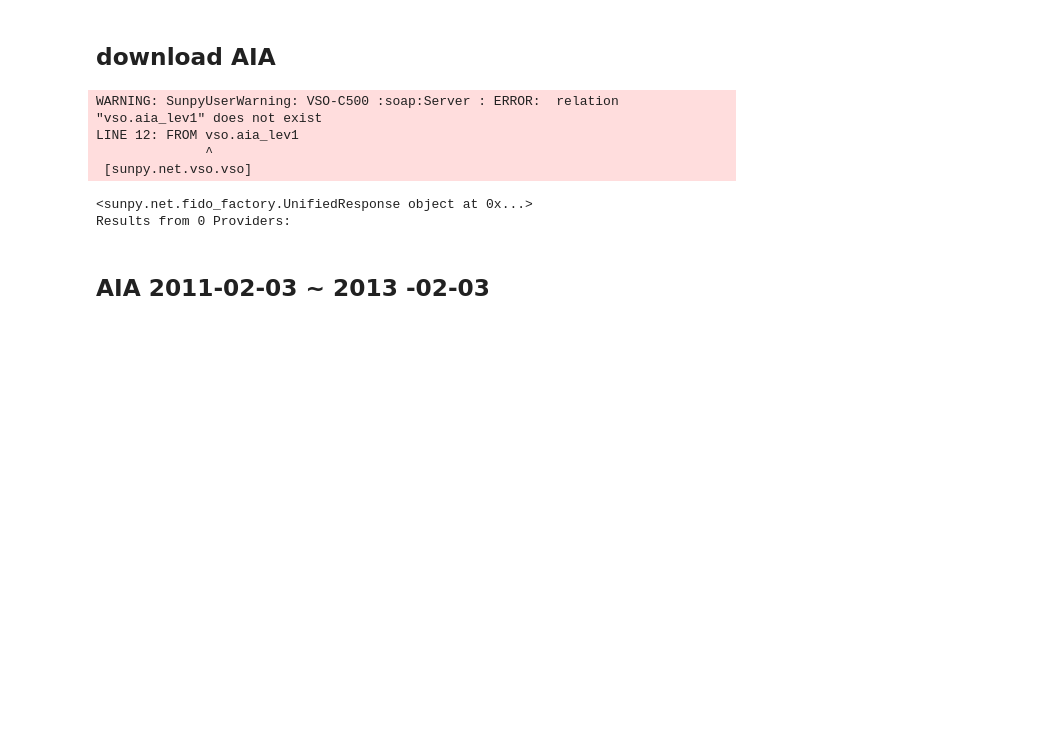
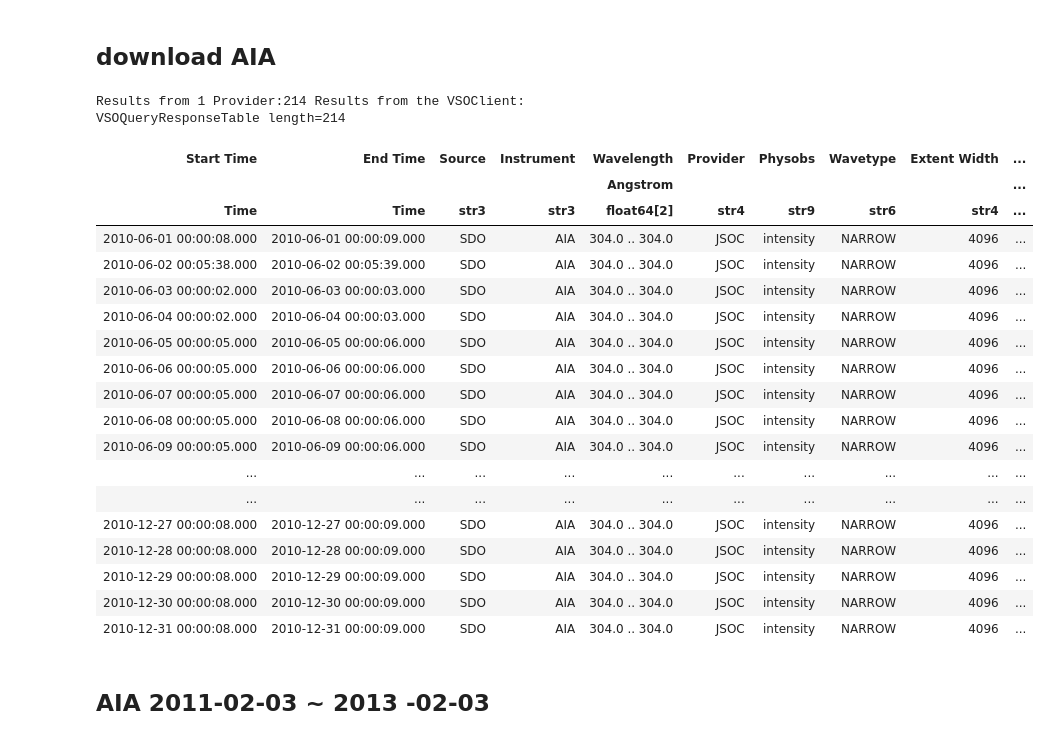
Before and after one commit to MaoChengzhi/EVE-spectrum-correction, a Jupyter notebook: Chapter4_year/data_process/aia_part/download_AIA.ipynb, the cells around one changed output. Saved outputs shown, nothing was run; the diff lists cells and outputs as text; code cells hidden in the pictures; blank space fills up the shorter version.

```diff
--- a/Chapter4_year/data_process/aia_part/download_AIA.ipynb
+++ b/Chapter4_year/data_process/aia_part/download_AIA.ipynb
@@ -4,22 +4,35 @@ import astropy.units as u
 # %% [markdown]
 ## download AIA
 # %%
-obs_start = "2010-01-01T00:00:00"
+obs_start = "2010-06-01T00:00:00"
 obs_end = "2011-01-01T00:00:00"
 obs_time = a.Time(obs_start, obs_end)
 
-unifresp = Fido.search(obs_time,
-                       a.Instrument.aia,
-                       a.Wavelength(304*u.angstrom),
-                       a.Sample(24*60*u.min))
+unifresp = Fido.search(obs_time,a.Instrument.aia,a.Wavelength(304*u.angstrom),a.Sample(24*60*u.min)
+                        )
 unifresp
 # %% [output]
-WARNING: SunpyUserWarning: VSO-C500 :soap:Server : ERROR:  relation "vso.aia_lev1" does not exist
-LINE 12: FROM vso.aia_lev1
-              ^
- [sunpy.net.vso.vso]
+Results from 1 Provider:214 Results from the VSOClient:
+VSOQueryResponseTable length=214
-<sunpy.net.fido_factory.UnifiedResponse object at 0x...>
-Results from 0 Providers:
+| Start Time | End Time | Source | Instrument | Wavelength | Provider | Physobs | Wavetype | Extent Width | ... |
+|  |  |  |  | Angstrom |  |  |  |  | ... |
+| Time | Time | str3 | str3 | float64[2] | str4 | str9 | str6 | str4 | ... |
+| 2010-06-01 00:00:08.000 | 2010-06-01 00:00:09.000 | SDO | AIA | 304.0 .. 304.0 | JSOC | intensity | NARROW | 4096 | ... |
+| 2010-06-02 00:05:38.000 | 2010-06-02 00:05:39.000 | SDO | AIA | 304.0 .. 304.0 | JSOC | intensity | NARROW | 4096 | ... |
+| 2010-06-03 00:00:02.000 | 2010-06-03 00:00:03.000 | SDO | AIA | 304.0 .. 304.0 | JSOC | intensity | NARROW | 4096 | ... |
+| 2010-06-04 00:00:02.000 | 2010-06-04 00:00:03.000 | SDO | AIA | 304.0 .. 304.0 | JSOC | intensity | NARROW | 4096 | ... |
+| 2010-06-05 00:00:05.000 | 2010-06-05 00:00:06.000 | SDO | AIA | 304.0 .. 304.0 | JSOC | intensity | NARROW | 4096 | ... |
+| 2010-06-06 00:00:05.000 | 2010-06-06 00:00:06.000 | SDO | AIA | 304.0 .. 304.0 | JSOC | intensity | NARROW | 4096 | ... |
+| 2010-06-07 00:00:05.000 | 2010-06-07 00:00:06.000 | SDO | AIA | 304.0 .. 304.0 | JSOC | intensity | NARROW | 4096 | ... |
+| 2010-06-08 00:00:05.000 | 2010-06-08 00:00:06.000 | SDO | AIA | 304.0 .. 304.0 | JSOC | intensity | NARROW | 4096 | ... |
+| 2010-06-09 00:00:05.000 | 2010-06-09 00:00:06.000 | SDO | AIA | 304.0 .. 304.0 | JSOC | intensity | NARROW | 4096 | ... |
+| ... | ... | ... | ... | ... | ... | ... | ... | ... | ... |
+| ... | ... | ... | ... | ... | ... | ... | ... | ... | ... |
+| 2010-12-27 00:00:08.000 | 2010-12-27 00:00:09.000 | SDO | AIA | 304.0 .. 304.0 | JSOC | intensity | NARROW | 4096 | ... |
+| 2010-12-28 00:00:08.000 | 2010-12-28 00:00:09.000 | SDO | AIA | 304.0 .. 304.0 | JSOC | intensity | NARROW | 4096 | ... |
+| 2010-12-29 00:00:08.000 | 2010-12-29 00:00:09.000 | SDO | AIA | 304.0 .. 304.0 | JSOC | intensity | NARROW | 4096 | ... |
+| 2010-12-30 00:00:08.000 | 2010-12-30 00:00:09.000 | SDO | AIA | 304.0 .. 304.0 | JSOC | intensity | NARROW | 4096 | ... |
+| 2010-12-31 00:00:08.000 | 2010-12-31 00:00:09.000 | SDO | AIA | 304.0 .. 304.0 | JSOC | intensity | NARROW | 4096 | ... |
 # %%
 files = Fido.fetch(unifresp, path='data/AIA')
 # %% [markdown]
```
Also changed, not shown: parts of 1 cell of this notebook, 40 other files.
